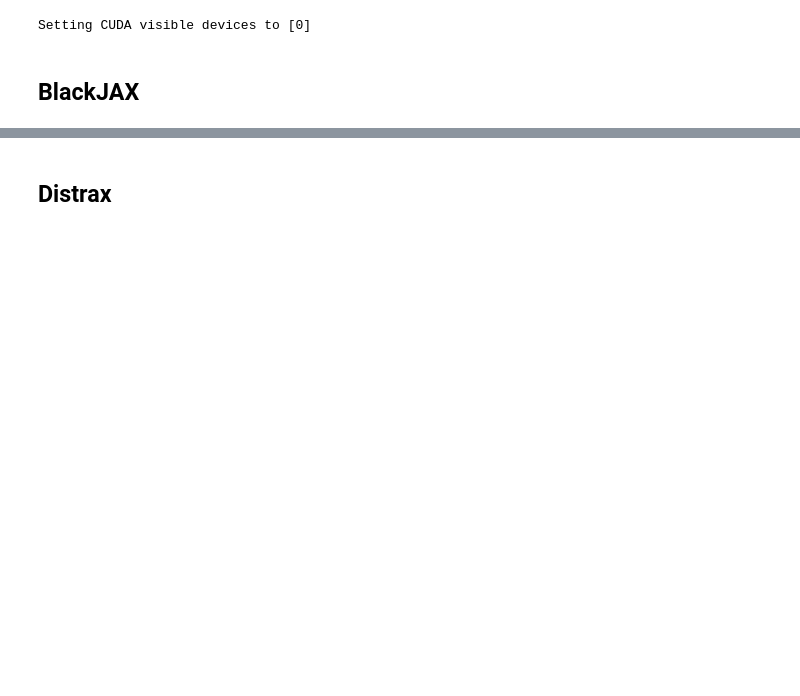
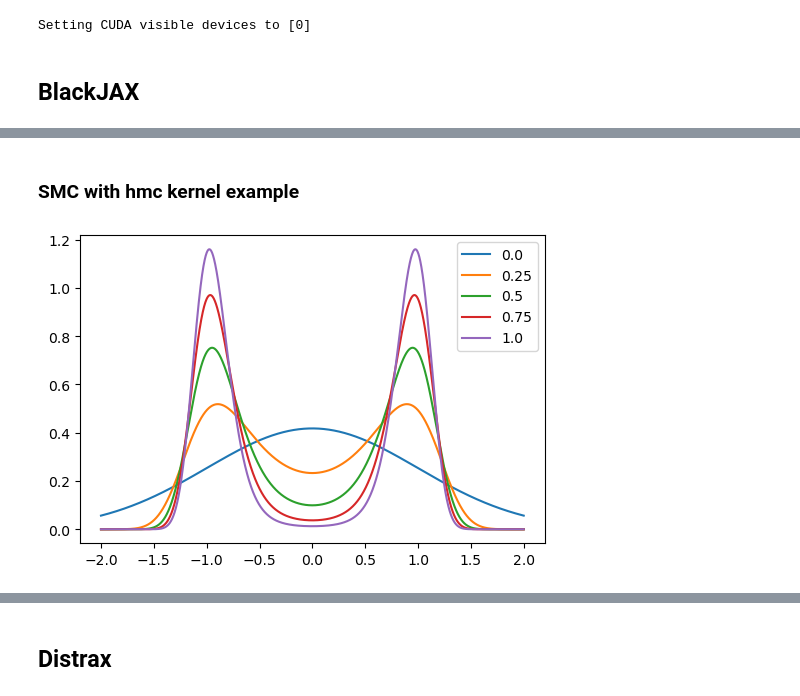
Before and after one commit to UncertaintyInComplexSystems/bayesianmodels, a Jupyter notebook: notebooks/test_install.ipynb, the cells around one changed output, grey strips where cells are left out. Drawn from its saved outputs; the diff is of its cells as text; code cells hidden in the pictures; blank space fills up the shorter version.

```diff
--- a/notebooks/test_install.ipynb
+++ b/notebooks/test_install.ipynb
@@ -87,0 +90,32 @@ ax1.set_ylabel("scale");
+# %% [markdown]
+### SMC with hmc kernel example
+# %%
+from jax.scipy.stats import multivariate_normal
+
+def V(x):
+    return 5 * jnp.square(jnp.sum(x**2, axis=-1) - 1)
+
+
+def prior_log_prob(x):
+    d = x.shape[-1]
+    return multivariate_normal.logpdf(x, jnp.zeros((d,)), jnp.eye(d))
+
+
+linspace = jnp.linspace(-2, 2, 5000)[..., None]
+lambdas = jnp.linspace(0.0, 1.0, 5)
+prior_logvals = prior_log_prob(linspace)
+potential_vals = V(linspace)
+log_res = prior_logvals - lambdas[..., None] * potential_vals
+
+density = jnp.exp(log_res)
+normalizing_factor = jnp.sum(density, axis=1, keepdims=True) * (
+    linspace[1] - linspace[0]
+)
+density /= normalizing_factor
+
+
+fig, ax = plt.subplots(figsize=(6, 4))
+ax.plot(linspace.squeeze(), density.T)
+ax.legend(list(lambdas));
+# %% [output]
+[figure, added]
```
Also changed, not shown: parts of 12 cells of this notebook, 3 other files.
